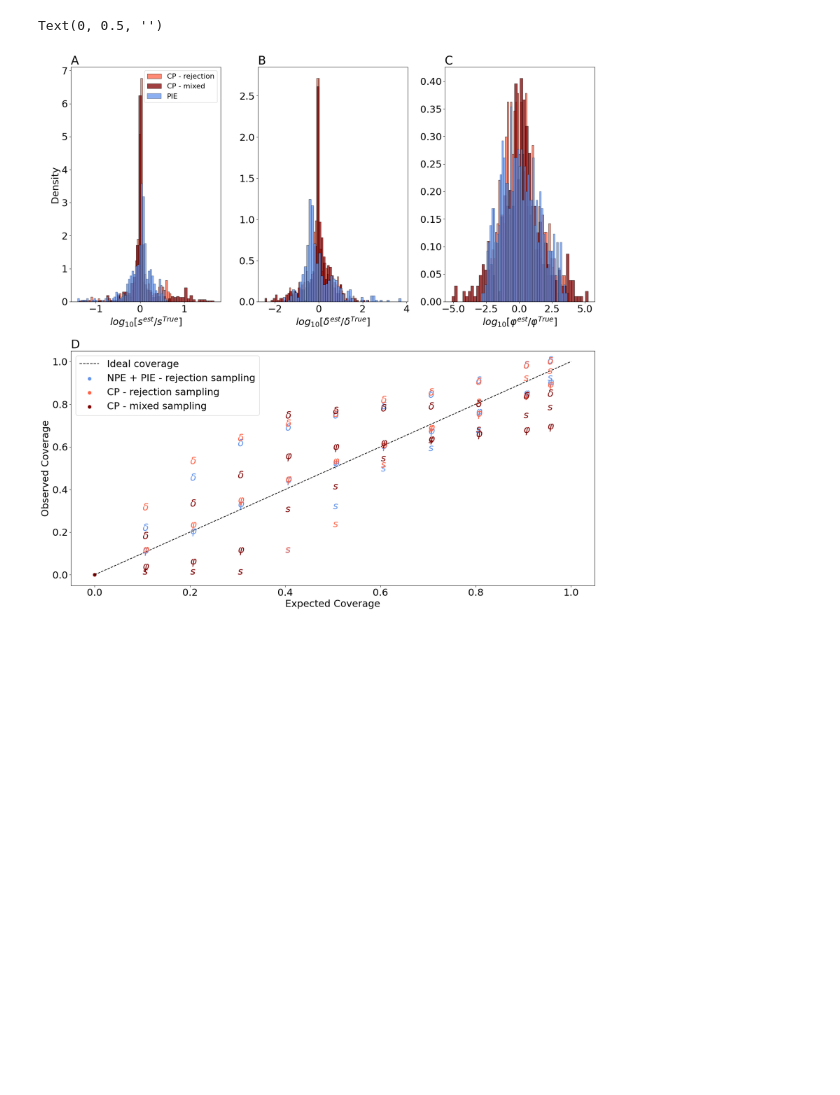
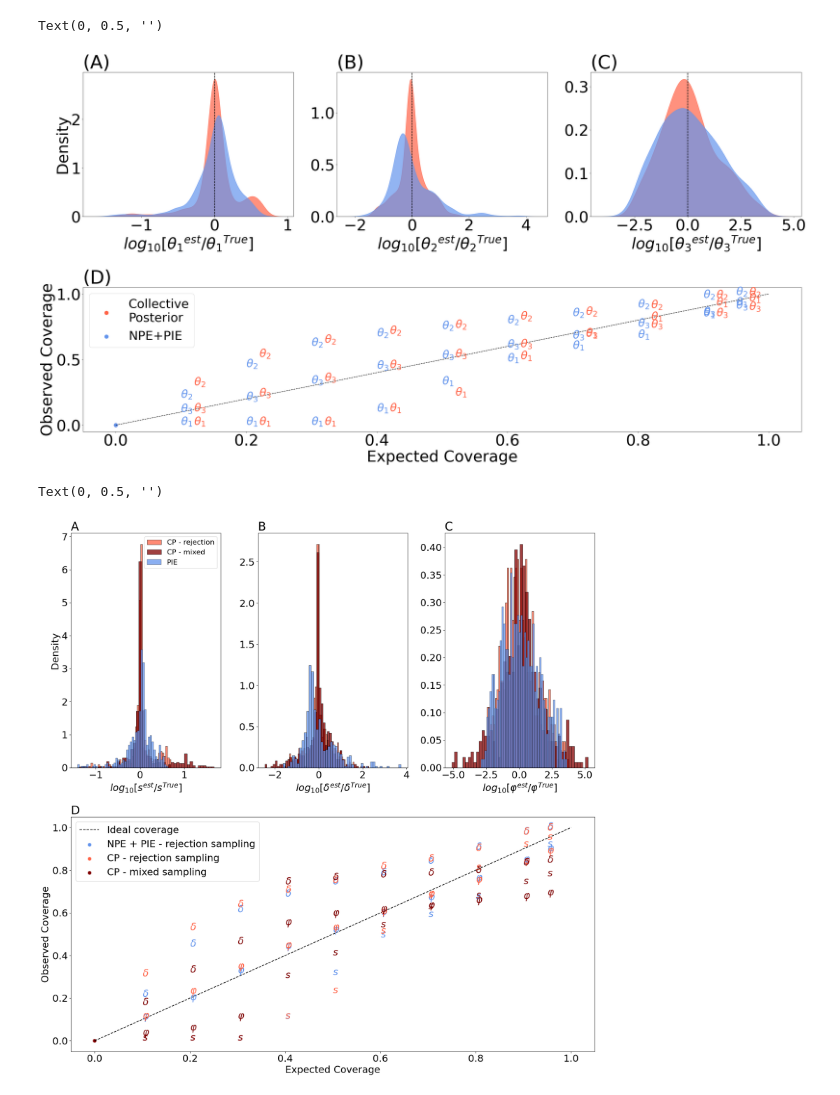
Before and after one commit to yoavram-lab/collective_posterior, a Jupyter notebook: WF/test collective.ipynb, the cells around one changed output. Drawn from its saved outputs; the diff is of its cells as text; code cells hidden in the pictures; blank space fills up the shorter version.

```diff
--- a/WF/test collective.ipynb
+++ b/WF/test collective.ipynb
@@ -154,3 +153,78 @@ Text(0, 0.5, '')
+# %%
+change_font(50)
+
+def plot_accuracy(acc_path, ax, color, label, hatch):
+    res = pd.read_csv(acc_path, index_col=0, dtype='float')
+    res = torch.from_numpy(np.array(res))
+    for i in range(len(ax)):
+        # histplot(res[:,i],ax=ax[i], stat='density', color=color, bins=10, label=label, hatch=hatch)
+        kdeplot(res[:,i],ax=ax[i], color=color, alpha=0.7, fill=True)
+        ax[i].axvline(0, color='k', lw=1.7, ls='--')
+    return
+
+
+def plot_covs_old(ax, covs, color, label, cp=True):
+    param_names = ['$θ_1$', '$θ_2$', '$θ_3$']
+    adjust=0.02 if cp else 0
+    for i in range(len(covs.columns)):
+        p = covs.columns[i]
+        word = param_names[i]
+        for j in range(1,len(covs[p])):
+            # ax.scatter(covs.index[j]+adjust, covs[p].values[j], color=color, s=200)
+            ax.text(covs.index[j]+adjust, covs[p].values[j], word, fontsize=36, color=color)
+    ax.scatter(0,0,s=150, label=label, color=color)
+
+
+
+mosaic = '''ABC
+            DDD
+            '''
+fig, ax = plt.subplot_mosaic(mosaic,figsize=(36,20), tight_layout=True)
+ax['A'].set_title('(A)',loc='left')
+ax['B'].set_title('(B)',loc='left')
+ax['C'].set_title('(C)',loc='left')
+ax['D'].set_title('(D)',loc='left')
+
+ax['D'].plot(np.linspace(0,1,100),np.linspace(0,1,100), color='k', label='', ls='--')
+covs_ = pd.read_csv(f'tests/covs_old_WF_r.csv', index_col=0, dtype='float')
+plot_covs_old(ax=ax['D'], covs=covs_,label='Collective\nPosterior',color='tomato')
+covs_iid = pd.read_csv(f'tests/covs_old_WF_iid_r.csv', index_col=0, dtype='float')
+plot_covs_old(ax=ax['D'], covs=covs_iid,label='NPE+PIE',color='cornflowerblue', cp=False)
+# covs = pd.read_csv(f'tests/covs_old_WF_m.csv', index_col=0, dtype='float')
+# plot_covs_old(ax=ax['D'], covs=covs,label='CP - mixed sampling',color='maroon')
+ax['D'].set_xlabel('Expected Coverage')
+ax['D'].set_ylabel('Observed Coverage')
+ax['D'].legend()
+
+
+
+n_params=3
+ax['A'].set_xlabel('$log_{10}[{θ_1}^{est} / {{θ_1}^{True}}]$')
+ax['B'].set_xlabel('$log_{10}[{θ_2}^{est} / {{θ_2}^{True}}]$')
+ax['C'].set_xlabel('$log_{10}[{θ_3}^{est} / {{θ_3}^{True}}]$')
+# fig.supxlabel('')
+
+cp_acc = 'tests/accus_WF_r.csv'
+axx = [ax['A'], ax['B'], ax['C']]
+plot_accuracy(cp_acc, axx, color='tomato', hatch='', label='Collective\nPosterior')
+
+# cp_acc_m = 'tests/accus_WF_m.csv'
+# plot_accuracy(cp_acc_m, axx, color='maroon', hatch='///', label='')
+
+iid_acc = 'tests/accus_WF_iid_h_r.csv'
+plot_accuracy(iid_acc, axx, color='cornflowerblue', hatch='', label='NPE+PIE')
+
+# ax['A'].legend(loc='upper left')
+ax['D'].legend(fontsize=40)
+ax['C'].set_ylabel('')
+ax['B'].set_ylabel('')
+
+# cp_acc_h = 'tests/accus_WF_h.csv'
+# plot_accuracy(cp_acc_h, ax, color='maroon', label='CP - hierarchical', hatch='///')
+# plt.legend()
+# %% [output]
+Text(0, 0.5, '')
+[figure, added]
 # %%
 mosaic = '''ABC
             DDD
```
Also changed, not shown: parts of 3 cells of this notebook, 9 other files.
